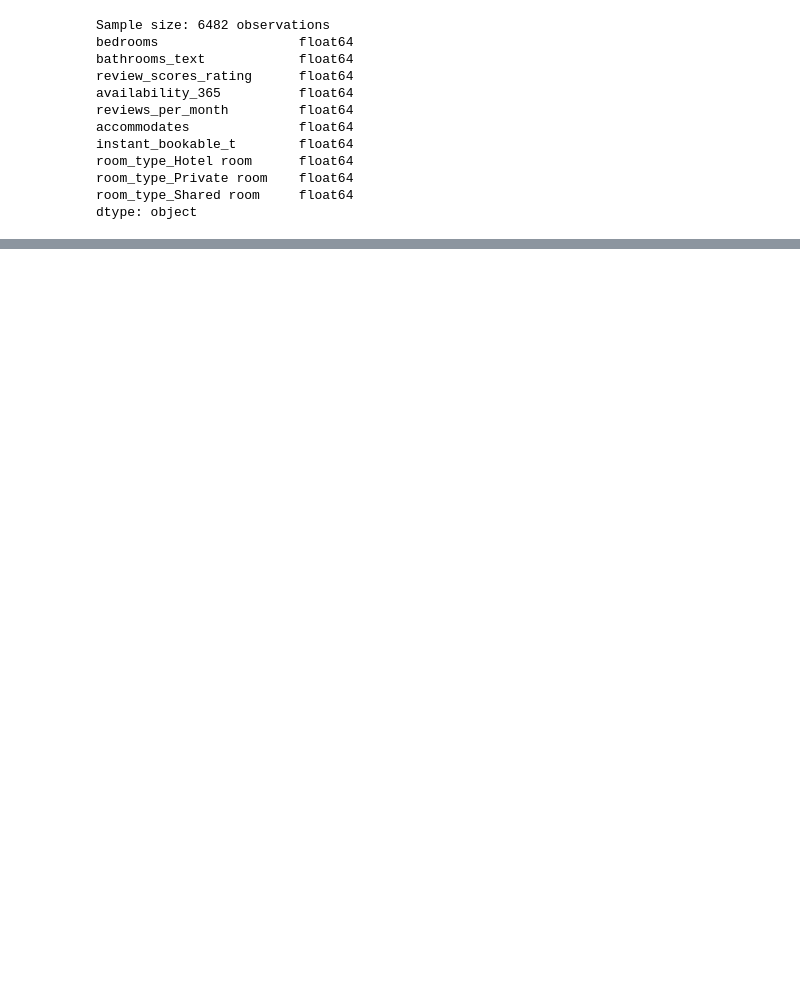
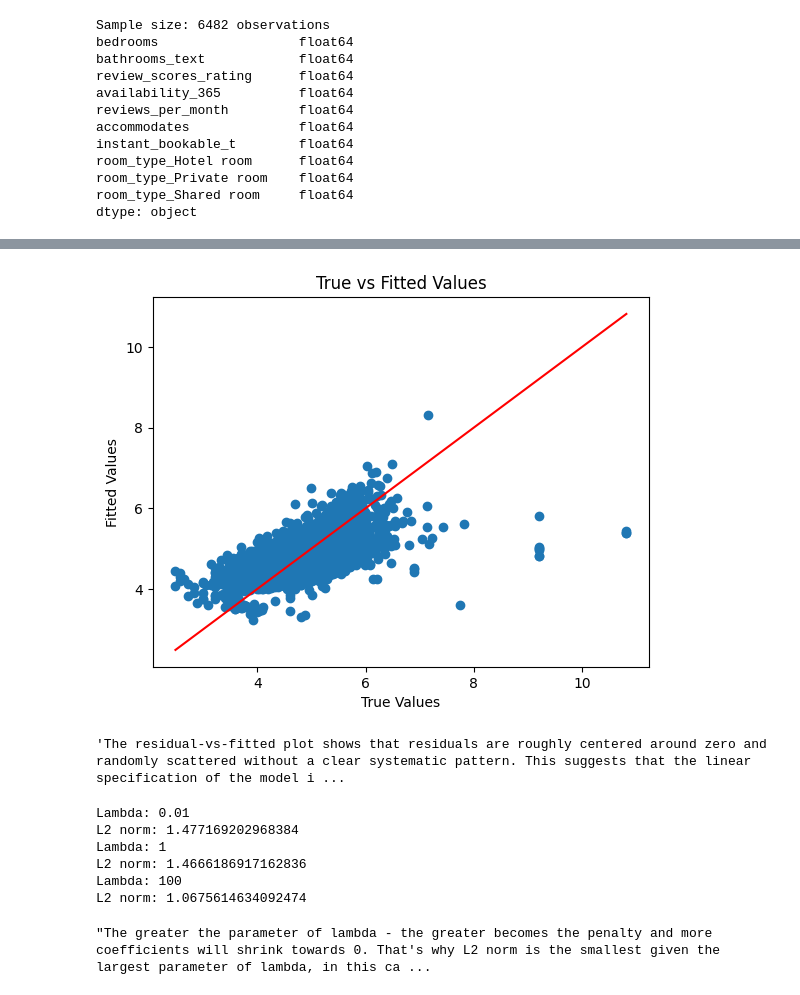
Before and after one commit to Nill2nn/Statistical-Programming, a Jupyter notebook: section2variance2.ipynb, the cells around one changed output, grey strips where cells are left out. Saved outputs shown, nothing was run; the diff lists cells and outputs as text; code cells hidden in the pictures; blank space fills up the shorter version.

```diff
--- a/section2variance2.ipynb
+++ b/section2variance2.ipynb
@@ -113,0 +93,18 @@ dbvjhdbhvdb
+# %%
+#True-fitted plot
+plt.scatter(Y, ols.fittedvalues)
+plt.plot([Y.min(), Y.max()],
+         [Y.min(), Y.max()],
+         color='red')
+plt.xlabel("True Values")
+plt.ylabel("Fitted Values")
+plt.title("True vs Fitted Values")
+plt.show()
+# %% [output]
+[figure, added]
+# %%
+'''The residual-vs-fitted plot shows that residuals are roughly centered around zero and randomly scattered without a clear systematic pattern. This suggests that the linear specification of the model is appropriate. However, a few outliers and slightly larger dispersion at higher fitted values may indicate mild heteroskedasticity.
+The true-vs-fitted plot shows that predicted values follow the actual prices closely, with many observations located near the 45-degree line. This indicates that the model captures a substantial portion of the variation in Airbnb prices, although some dispersion remains.
+'''
+# %% [output]
+'The residual-vs-fitted plot shows that residuals are roughly centered around zero and randomly scattered without a clear systematic pattern. This suggests that the linear specification of the model i ...
@@ -113,0 +118,17 @@ dbvjhdbhvdb
+# %%
+for lam in [0.01, 1, 100]:
+    beta = ridge_estimate(X, Y, lam)
+    norm = np.linalg.norm(beta, 2)
+    print('Lambda:', lam)
+    print('L2 norm:', norm)
+# %% [output]
+Lambda: 0.01
+L2 norm: 1.477169202968384
+Lambda: 1
+L2 norm: 1.4666186917162836
+Lambda: 100
+L2 norm: 1.0675614634092474
+# %%
+'''The greater the parameter of lambda - the greater becomes the penalty and more coefficients will shrink towards 0. That's why L2 norm is the smallest given the largest parameter of lambda, in this case it is 100 '''
+# %% [output]
+"The greater the parameter of lambda - the greater becomes the penalty and more coefficients will shrink towards 0. That's why L2 norm is the smallest given the largest parameter of lambda, in this ca ...
```
Also changed, not shown: parts of 14 cells of this notebook.
